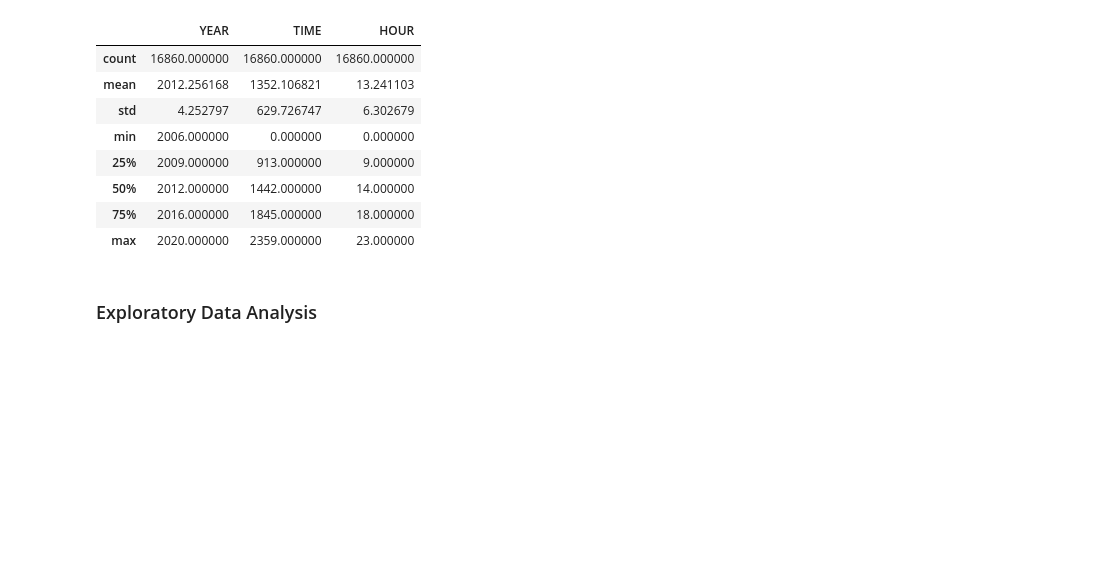
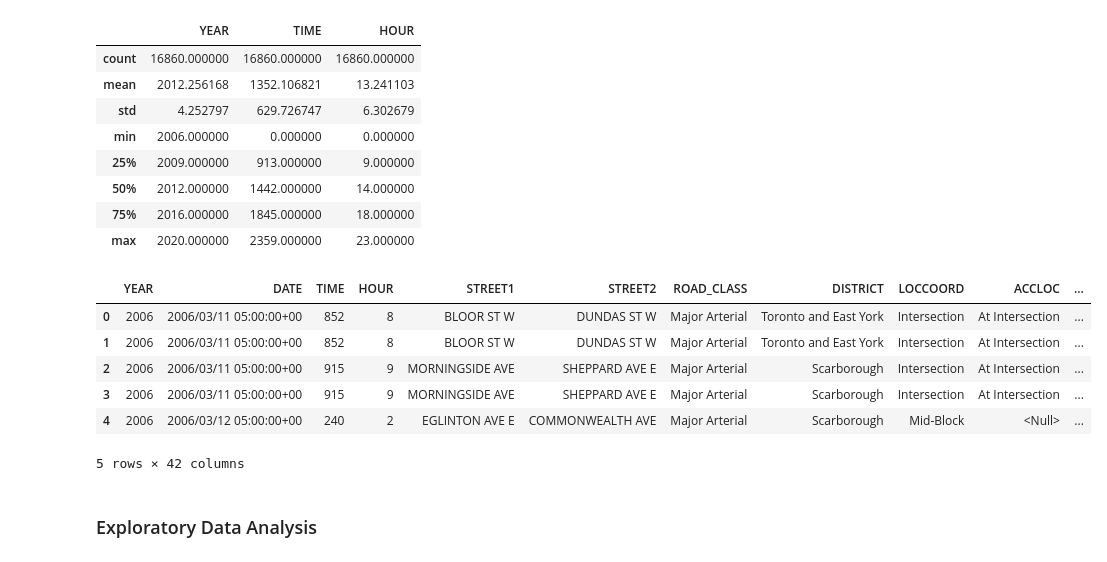
Before and after one commit to KingSolDot/Traffic_Collision_Outcome_Prediciton, a Jupyter notebook: traffic_collision_outcome_prediction.ipynb, the cells around one changed output. Cells and saved outputs as stored; diff of their text form; code cells hidden in the pictures; blank space fills up the shorter version.

```diff
--- a/traffic_collision_outcome_prediction.ipynb
+++ b/traffic_collision_outcome_prediction.ipynb
@@ -44,6 +44,16 @@ data.describe()
 | 50% | 2012.000000 | 1442.000000 | 14.000000 |
 | 75% | 2016.000000 | 1845.000000 | 18.000000 |
 | max | 2020.000000 | 2359.000000 | 23.000000 |
+# %%
+data.head()
+# %% [output]
+|  | YEAR | DATE | TIME | HOUR | STREET1 | STREET2 | ROAD_CLASS | DISTRICT | LOCCOORD | ACCLOC | ... |
+| 0 | 2006 | 2006/03/11 05:00:00+00 | 852 | 8 | BLOOR ST W | DUNDAS ST W | Major Arterial | Toronto and East York | Intersection | At Intersection | ... |
+| 1 | 2006 | 2006/03/11 05:00:00+00 | 852 | 8 | BLOOR ST W | DUNDAS ST W | Major Arterial | Toronto and East York | Intersection | At Intersection | ... |
+| 2 | 2006 | 2006/03/11 05:00:00+00 | 915 | 9 | MORNINGSIDE AVE | SHEPPARD AVE E | Major Arterial | Scarborough | Intersection | At Intersection | ... |
+| 3 | 2006 | 2006/03/11 05:00:00+00 | 915 | 9 | MORNINGSIDE AVE | SHEPPARD AVE E | Major Arterial | Scarborough | Intersection | At Intersection | ... |
+| 4 | 2006 | 2006/03/12 05:00:00+00 | 240 | 2 | EGLINTON AVE E | COMMONWEALTH AVE | Major Arterial | Scarborough | Mid-Block | <Null> | ... |
+5 rows × 42 columns
 # %% [markdown]
 ### Exploratory Data Analysis
 # %%
```
Also changed, not shown: parts of 13 cells of this notebook.
